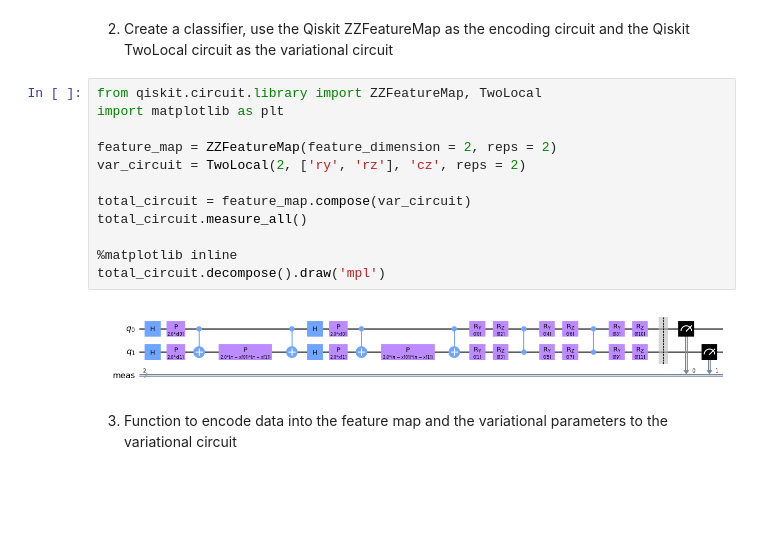
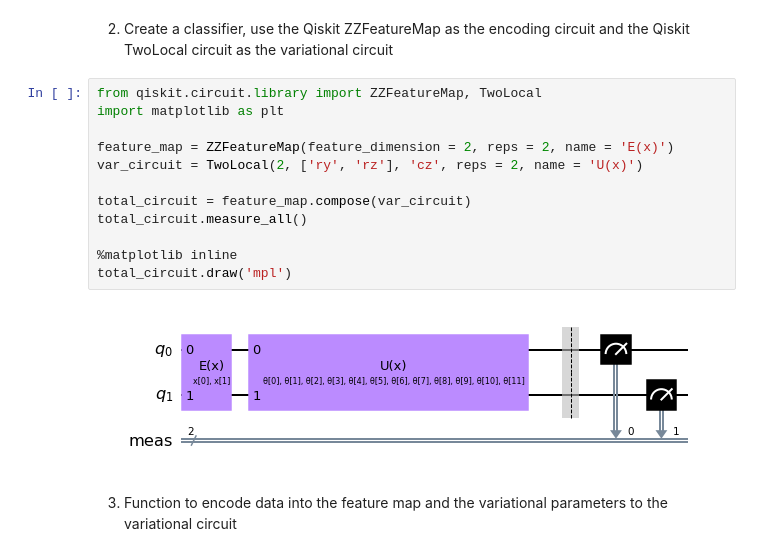
Before and after one commit to dkoytrom/quantum_computing, a Jupyter notebook: qml/variational_quantum_classifier.ipynb, the cells around one changed output. Saved outputs shown, nothing was run; the diff lists cells and outputs as text; blank space fills up the shorter version.

```diff
--- a/qml/variational_quantum_classifier.ipynb
+++ b/qml/variational_quantum_classifier.ipynb
@@ -18,17 +18,17 @@ train_data, train_labels, test_data, test_labels = ad_hoc_data(training_size = 2
 # %%
 from qiskit.circuit.library import ZZFeatureMap, TwoLocal
 import matplotlib as plt
 
-feature_map = ZZFeatureMap(feature_dimension = 2, reps = 2)
-var_circuit = TwoLocal(2, ['ry', 'rz'], 'cz', reps = 2)
+feature_map = ZZFeatureMap(feature_dimension = 2, reps = 2, name = 'E(x)')
+var_circuit = TwoLocal(2, ['ry', 'rz'], 'cz', reps = 2, name = 'U(x)')
 
 total_circuit = feature_map.compose(var_circuit)
 total_circuit.measure_all()
 
 %matplotlib inline
-total_circuit.decompose().draw('mpl')
+total_circuit.draw('mpl')
 # %% [output]
-[figure, old version]
+[figure, new version]
 # %% [markdown]
 3. Function to encode data into the feature map and the variational parameters to the variational circuit
 # %%
```
Also changed, not shown: 3 other files.
